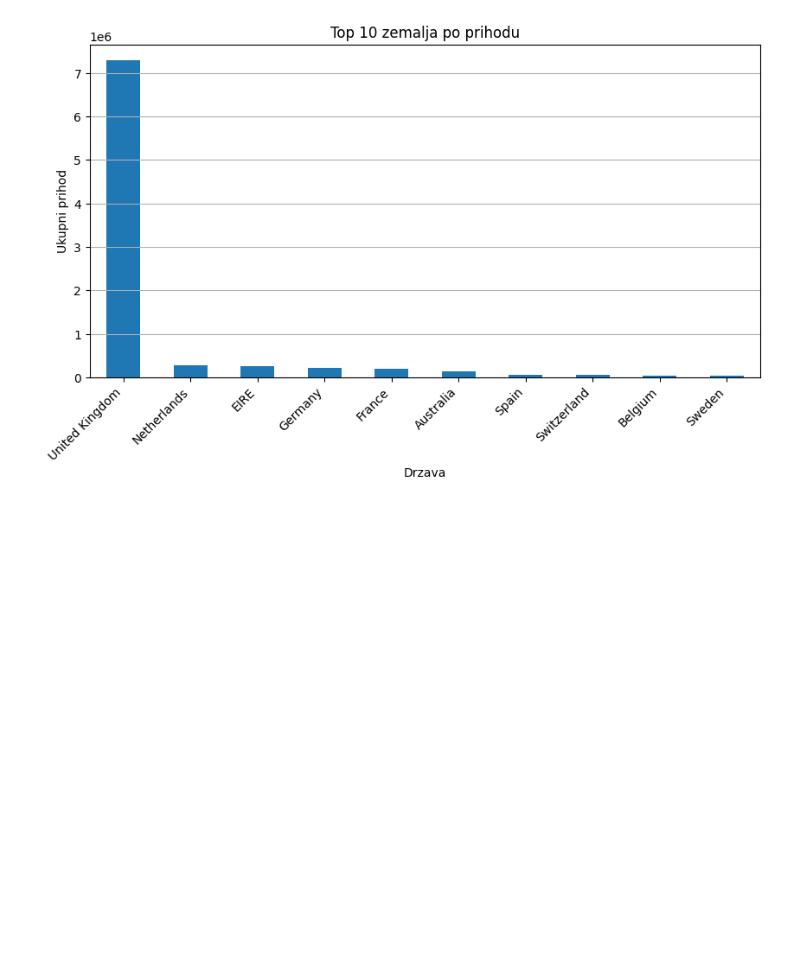
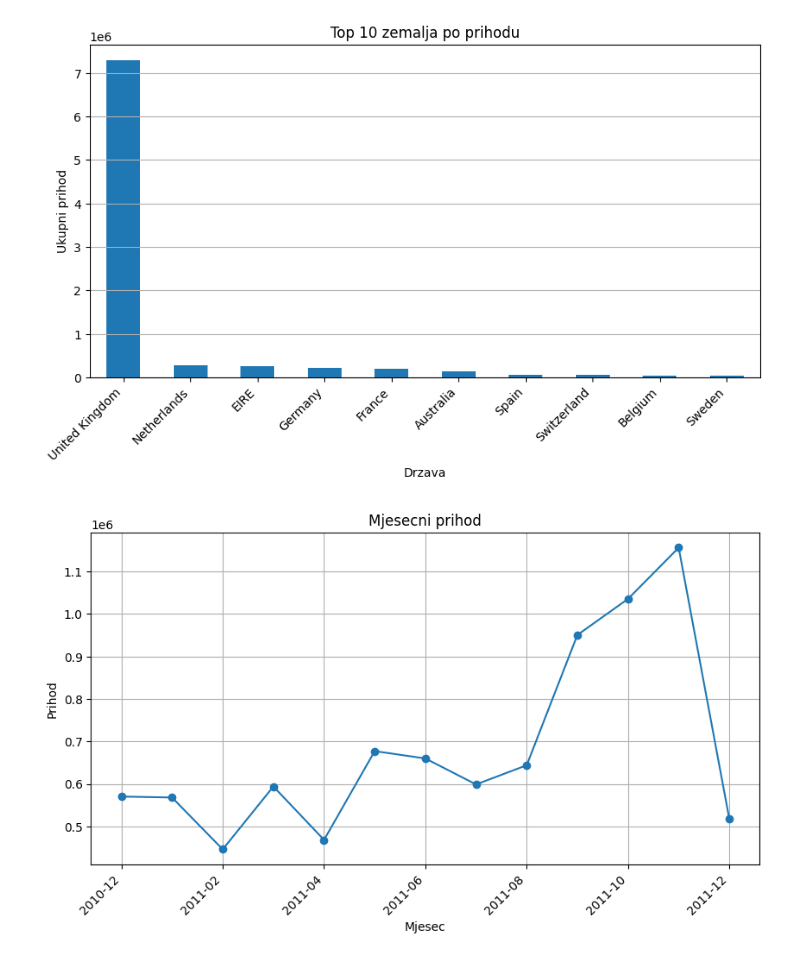
Before and after one commit to python-developer-algebra-klujic/pyds-ponavljanje, a Jupyter notebook: Final project - Online Retail Store.ipynb, the cells around one changed output. Cells and saved outputs as stored; diff of their text form; code cells hidden in the pictures; blank space fills up the shorter version.

```diff
--- a/Final project - Online Retail Store.ipynb
+++ b/Final project - Online Retail Store.ipynb
@@ -253,3 +253,23 @@ plt.grid(axis='y')
 plt.show()
 # %% [output]
 [figure]
+# %%
+# Dodali smo novi stupac u kojem cemo imati podatke na mjesecnoj razini
+df_clean['InvoiceMonth'] = df_clean['InvoiceDate'].dt.to_period('M').astype(str)
+
+monthly_revenue = df_clean.groupby('InvoiceMonth')['LineTotal'].sum()
+
+monthly_revenue.plot(
+    kind='line',
+    marker='o',
+    figsize=(10, 5),
+    title='Mjesecni prihod'
+)
+
+plt.xlabel('Mjesec')
+plt.ylabel('Prihod')
+plt.xticks(rotation=45, ha='right')
+plt.grid(True)
+plt.show()
+# %% [output]
+[figure, added]
```
Also changed, not shown: parts of 1 cell of this notebook.
